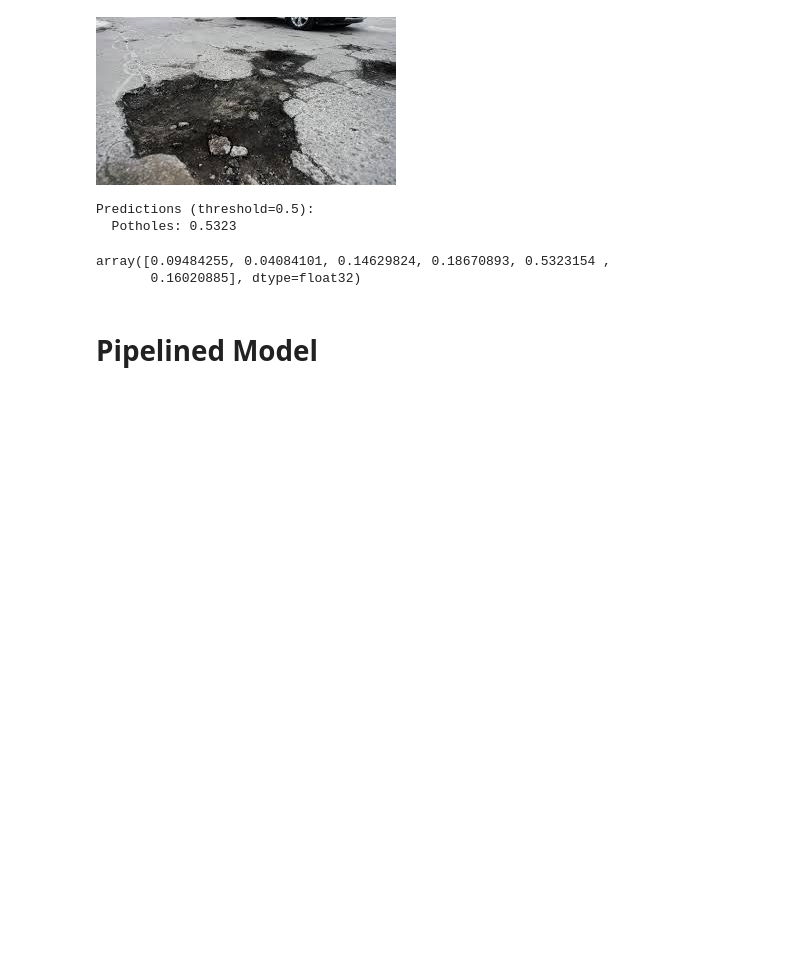
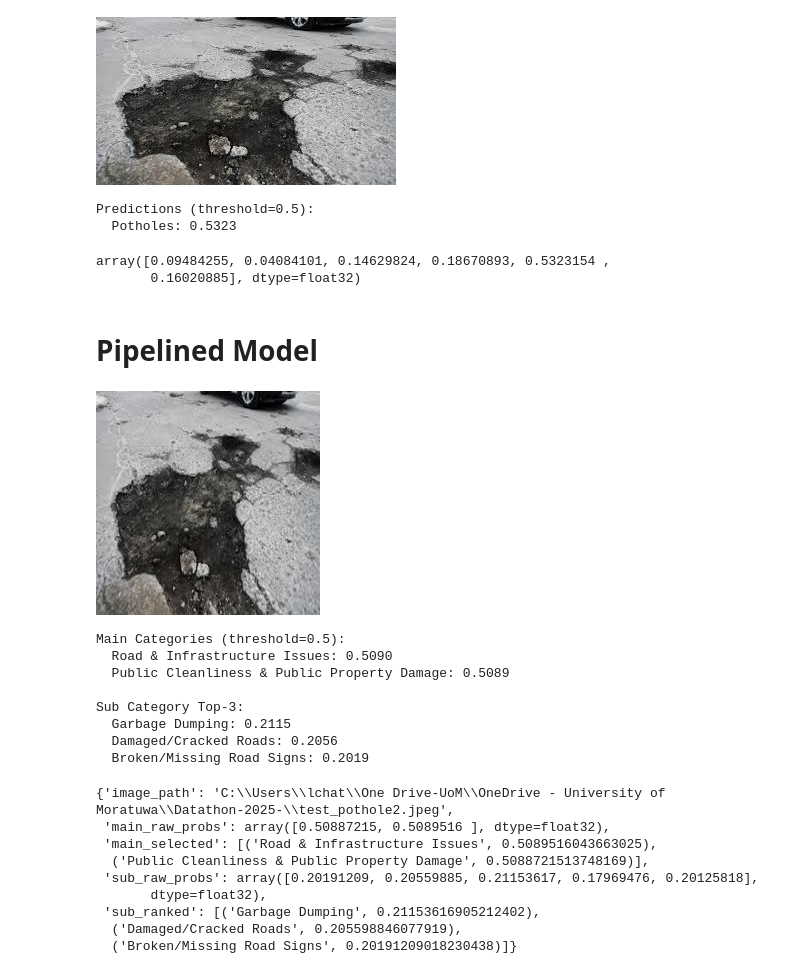
Before and after one commit to K-L-Chathu-02/Datathon-2025-, a Jupyter notebook: Model.ipynb, the cells around one changed output. Cells and saved outputs as stored; diff of their text form; code cells hidden in the pictures; blank space fills up the shorter version.

```diff
--- a/Model.ipynb
+++ b/Model.ipynb
@@ -544,0 +667,24 @@ array([0.09484255, 0.04084101, 0.14629824, 0.18670893, 0.5323154 ,
+# %%
+
+# 6. Example usage
+result = classify_image("test_pothole2.jpeg")
+result
+# %% [output]
+[figure, added]
+Main Categories (threshold=0.5):
+  Road & Infrastructure Issues: 0.5090
+  Public Cleanliness & Public Property Damage: 0.5089
+
+Sub Category Top-3:
+  Garbage Dumping: 0.2115
+  Damaged/Cracked Roads: 0.2056
+  Broken/Missing Road Signs: 0.2019
+{'image_path': 'C:\\Users\\lchat\\One Drive-UoM\\OneDrive - University of Moratuwa\\Datathon-2025-\\test_pothole2.jpeg',
+ 'main_raw_probs': array([0.50887215, 0.5089516 ], dtype=float32),
+ 'main_selected': [('Road & Infrastructure Issues', 0.5089516043663025),
+  ('Public Cleanliness & Public Property Damage', 0.5088721513748169)],
+ 'sub_raw_probs': array([0.20191209, 0.20559885, 0.21153617, 0.17969476, 0.20125818],
+       dtype=float32),
+ 'sub_ranked': [('Garbage Dumping', 0.21153616905212402),
+  ('Damaged/Cracked Roads', 0.205598846077919),
+  ('Broken/Missing Road Signs', 0.20191209018230438)]}
```
Also changed, not shown: parts of 6 cells of this notebook, 3 other files.
